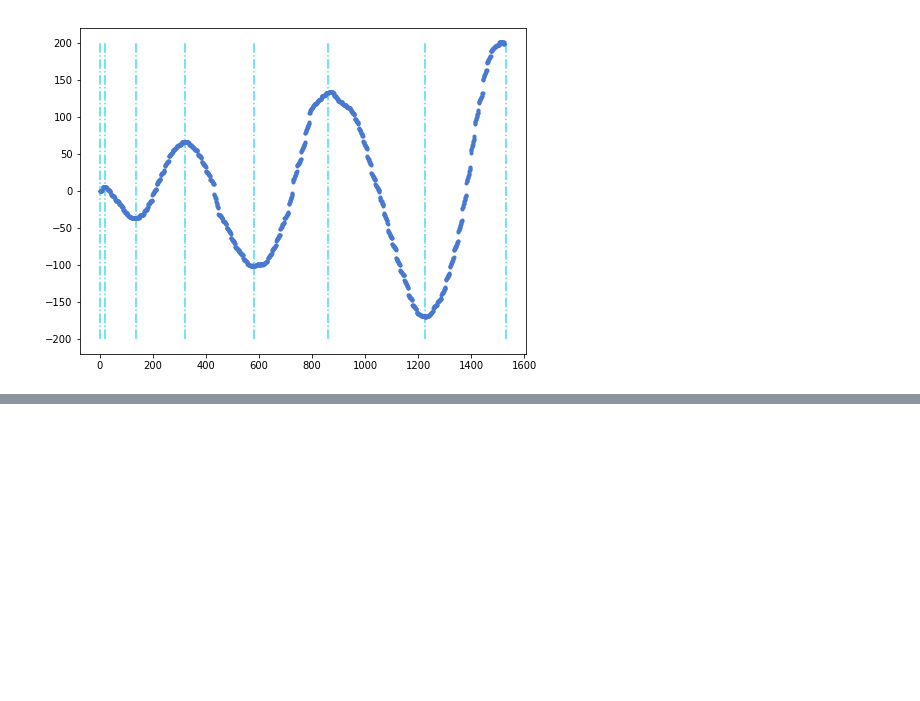
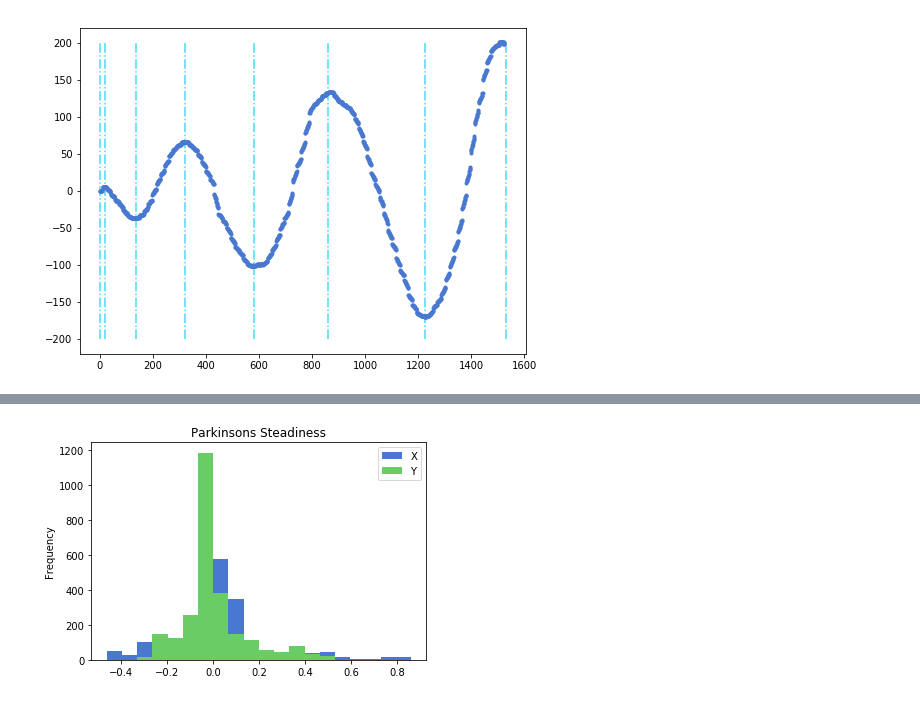
Before and after one commit to MichaelNormandyGavin/parkinsons, a Jupyter notebook: parkinsons.ipynb, the cells around one changed output, grey strips where cells are left out. Drawn from its saved outputs; the diff is of its cells as text; code cells hidden in the pictures; blank space fills up the shorter version.

Commit message:
Refocused on steadiness instead of developing best fit

```diff
--- a/parkinsons.ipynb
+++ b/parkinsons.ipynb
@@ -340,0 +354,12 @@ plt.show()
+# %%
+df_park = pd.read_csv(park_files[0],';',names=column_names)
+# %%
+df_park['ZeroedTimeStamp'] = df_park['Timestamp'] - df_park['Timestamp'].min()
+# %%
+df_park_XY = df_park.loc[:,['X','Y','ZeroedTimeStamp']].set_index('ZeroedTimeStamp')
+# %%
+df_park_XY.pct_change(25).plot(kind='hist',bins=20)
+plt.title('Parkinsons Steadiness')
+plt.show()
+# %% [output]
+[figure, added]
```
Also changed, not shown: parts of 8 cells of this notebook.
